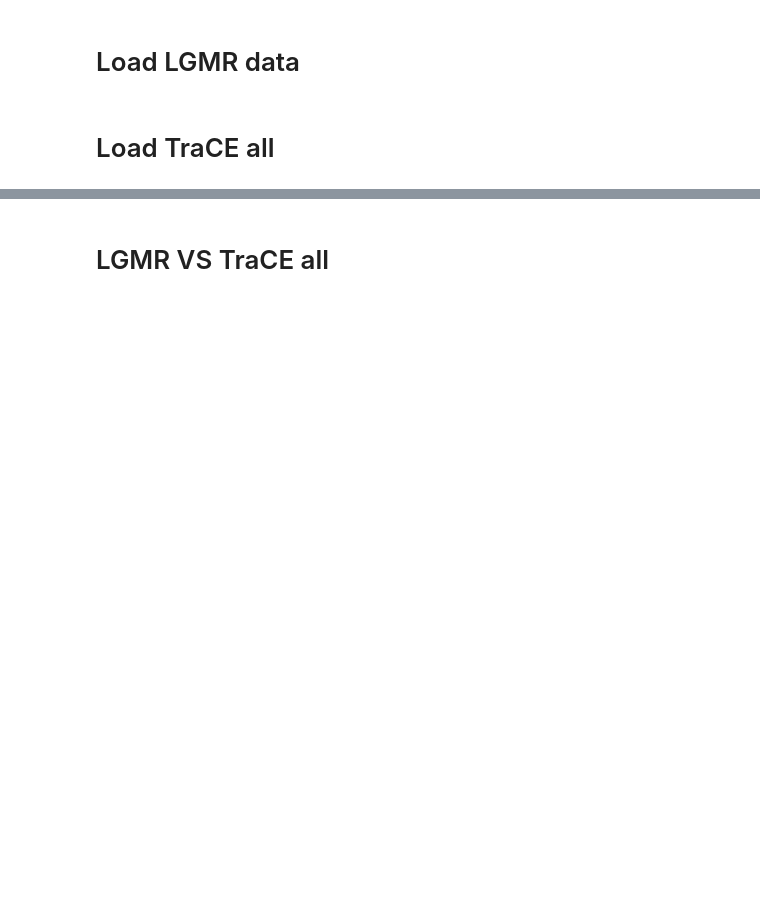
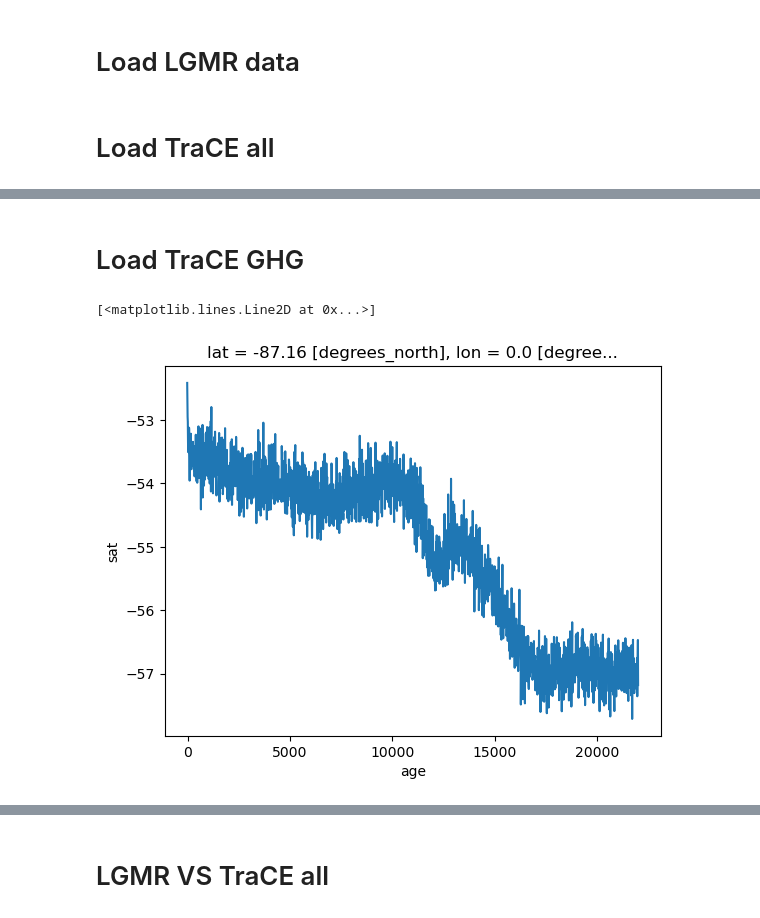
Before and after one commit to Peisong-Zheng/Last_deglaciation, a Jupyter notebook: N_minors_S.ipynb, the cells around one changed output, grey strips where cells are left out. Saved outputs shown, nothing was run; the diff lists cells and outputs as text; code cells hidden in the pictures; blank space fills up the shorter version.

```diff
--- a/N_minors_S.ipynb
+++ b/N_minors_S.ipynb
@@ -44,0 +83,25 @@ with open('data_fig2/TraCE_weighted_avg_LGMR_mask.pkl', 'rb') as f:
+# %% [markdown]
+# Load TraCE GHG
+# %%
+import xarray as xr
+
+# import .nc data
+ds_trace_ghg = xr.open_dataset('data_fig3/b30.00_4kaDVTk.cam2.ncrcat.ann.nc')
+
+# rename the TREFHT to sat
+ds_trace_ghg = ds_trace_ghg.rename({'TREFHT': 'sat'})
+# rename the time to age
+ds_trace_ghg = ds_trace_ghg.rename({'time': 'age'})
+# multiply age by 1000
+ds_trace_ghg['age'] = ds_trace_ghg['age'] * -1000
+
+# convert the sat to degrees C
+ds_trace_ghg['sat'] = ds_trace_ghg['sat'] - 273.15
+
+ds_trace_ghg = ds_trace_ghg[['sat']]
+
+# plot a record from the ds_sat at given lat and lon
+ds_trace_ghg['sat'].isel(lat=0, lon=0).plot()
+# %% [output]
+[<matplotlib.lines.Line2D at 0x...>]
+[figure, added]
```
Also changed, not shown: parts of 15 cells of this notebook, 5 other files.
